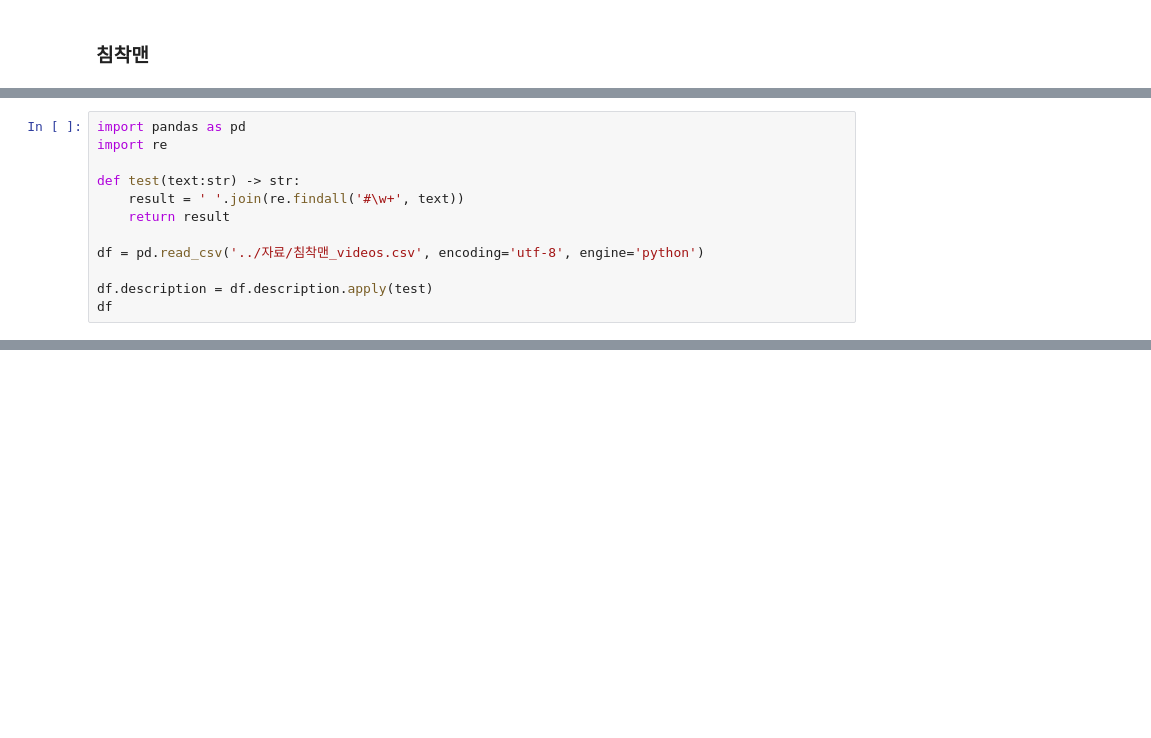
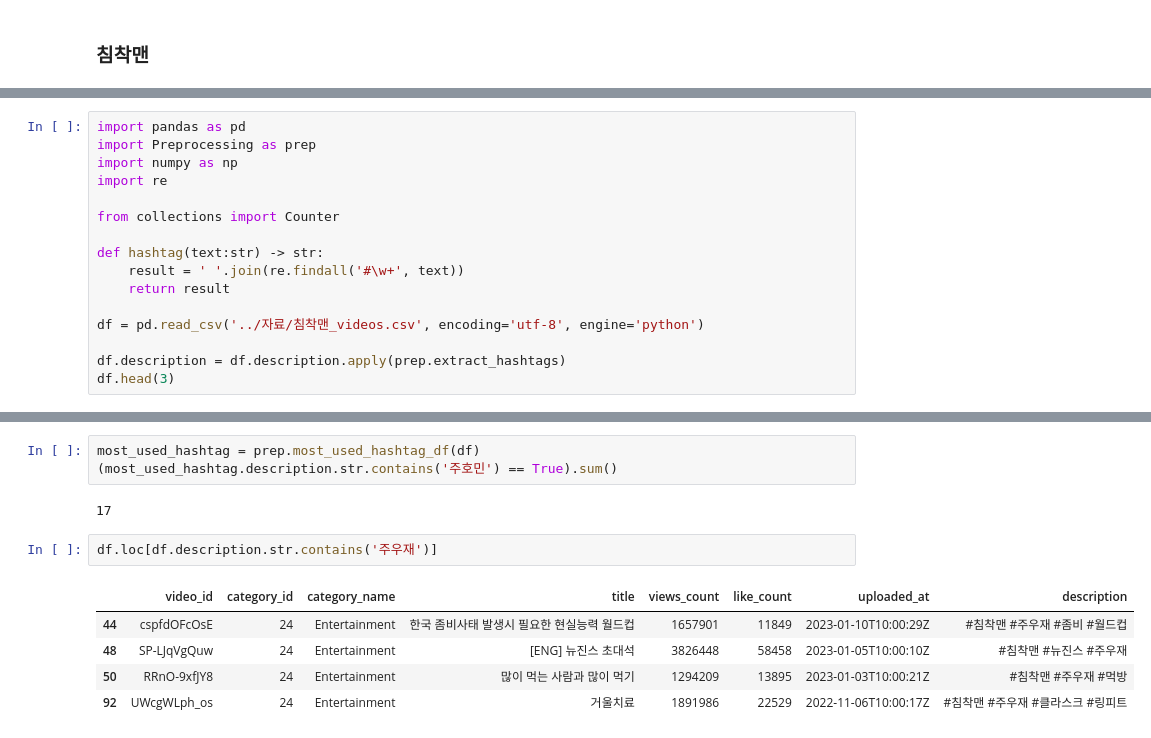
Before and after one commit to kimhyunso/coper-project, a Jupyter notebook: practice_analysis_dowon.ipynb, the cells around one changed output, grey strips where cells are left out. Saved outputs shown, nothing was run; the diff lists cells and outputs as text; blank space fills up the shorter version.

```diff
--- a/practice_analysis_dowon.ipynb
+++ b/practice_analysis_dowon.ipynb
@@ -657,12 +575,16 @@ print(result) # ['#시디즈GCPRO', '#GCPRO', '#시디즈게이밍의자', '#진
 # %%
 import pandas as pd
+import Preprocessing as prep
+import numpy as np
 import re
 
-def test(text:str) -> str:
+from collections import Counter
+
+def hashtag(text:str) -> str:
     result = ' '.join(re.findall('#\w+', text))
     return result
 
 df = pd.read_csv('../자료/침착맨_videos.csv', encoding='utf-8', engine='python')
 
-df.description = df.description.apply(test)
-df
+df.description = df.description.apply(prep.extract_hashtags)
+df.head(3)
@@ -683,0 +644,13 @@ Name: description, Length: 88, dtype: int64
+# %%
+most_used_hashtag = prep.most_used_hashtag_df(df)
+(most_used_hashtag.description.str.contains('주호민') == True).sum()
+# %% [output]
+17
+# %%
+df.loc[df.description.str.contains('주우재')]
+# %% [output]
+|  | video_id | category_id | category_name | title | views_count | like_count | uploaded_at | description |
+| 44 | cspfdOFcOsE | 24 | Entertainment | 한국 좀비사태 발생시 필요한 현실능력 월드컵 | 1657901 | 11849 | 2023-01-10T10:00:29Z | #침착맨 #주우재 #좀비 #월드컵 |
+| 48 | SP-LJqVgQuw | 24 | Entertainment | [ENG] 뉴진스 초대석 | 3826448 | 58458 | 2023-01-05T10:00:10Z | #침착맨 #뉴진스 #주우재 |
+| 50 | RRnO-9xfJY8 | 24 | Entertainment | 많이 먹는 사람과 많이 먹기 | 1294209 | 13895 | 2023-01-03T10:00:21Z | #침착맨 #주우재 #먹방 |
+| 92 | UWcgWLph_os | 24 | Entertainment | 거울치료 | 1891986 | 22529 | 2022-11-06T10:00:17Z | #침착맨 #주우재 #클라스크 #링피트 |
```
Also changed, not shown: parts of 11 cells of this notebook, 1 other file.
